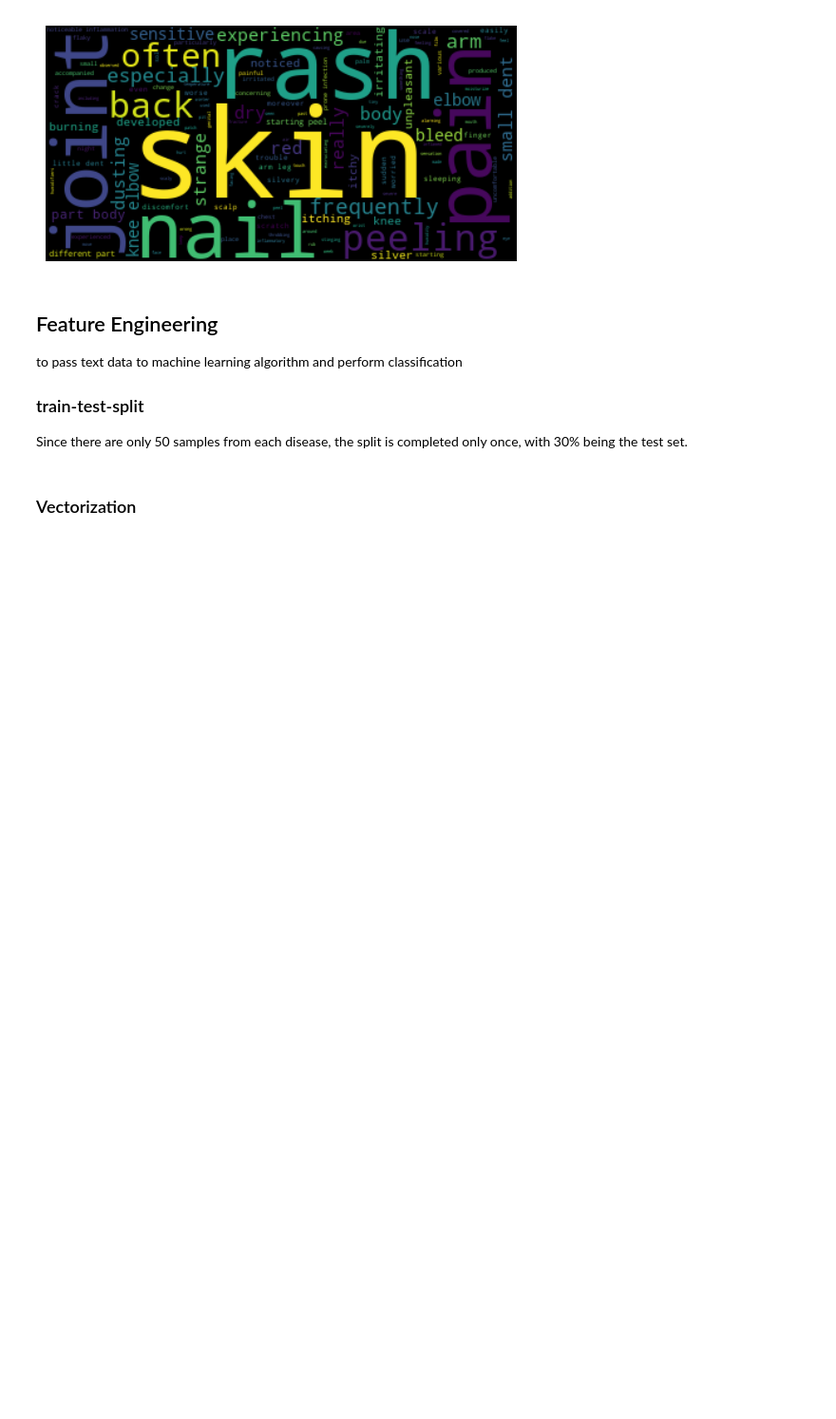
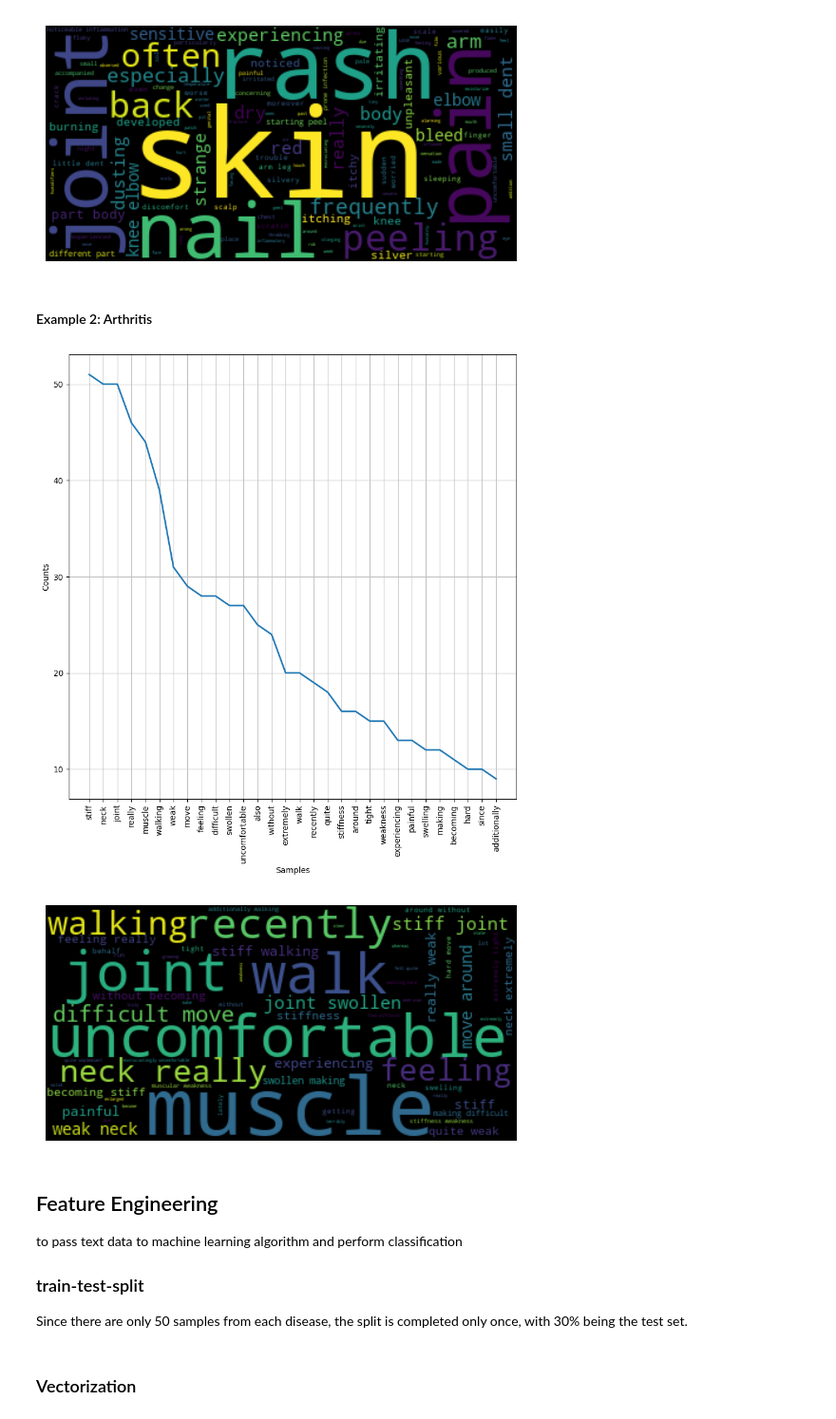
Before and after one commit to SangyunT/disease_and_symptoms, a Jupyter notebook: index.ipynb, the cells around one changed output. Shown at 95% size. Cells and saved outputs as stored; diff of their text form; code cells hidden in the pictures; blank space fills up the shorter version.

```diff
--- a/index.ipynb
+++ b/index.ipynb
@@ -95,6 +95,13 @@ explore_symptoms(df, 'Psoriasis')
 # %% [output]
 [figure]
 [figure]
+# %% [markdown]
+#### Example 2: Arthritis
+# %%
+explore_symptoms(df, 'Arthritis')
+# %% [output]
+[figure, added]
+[figure, added]
 # %% [markdown]
 ## Feature Engineering
 to pass text data to machine learning algorithm and perform classification
```
